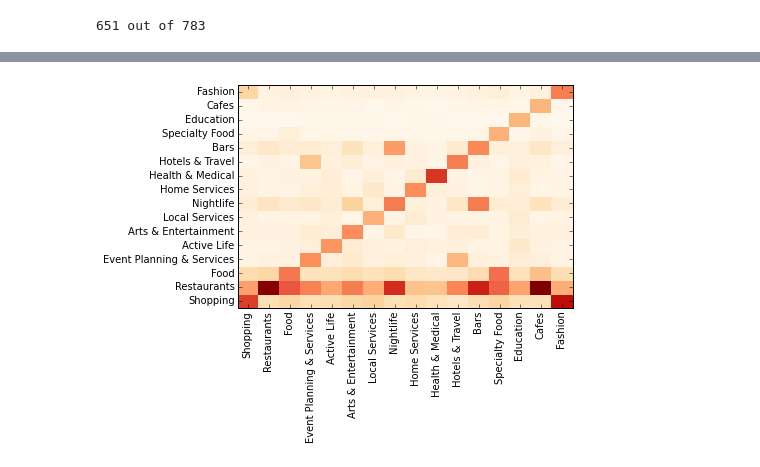
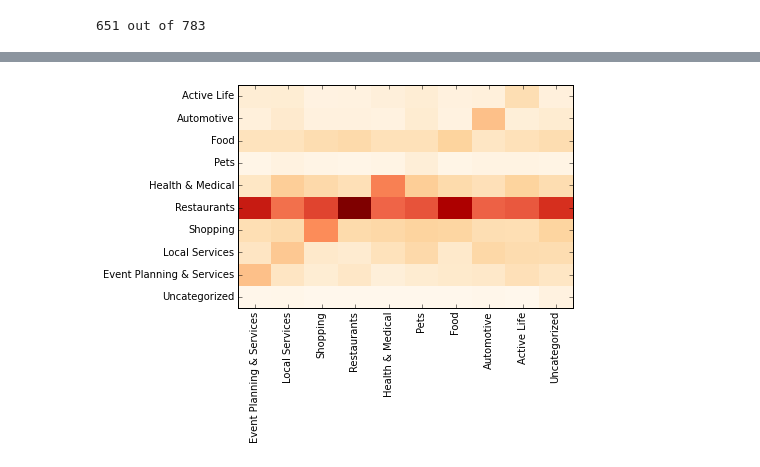
Before and after one commit to hermannsblum/disco_data_challenge, a Jupyter notebook: Distances.ipynb, the cells around one changed output, grey strips where cells are left out. Drawn from its saved outputs; the diff is of its cells as text; code cells hidden in the pictures.

Commit message:
access CellCollection data from outside the class

```diff
--- a/Distances.ipynb
+++ b/Distances.ipynb
@@ -11,5 +10,7 @@ emils = businesses[5:6]
+# %%
+(df, names) = supercats.add_supercats(businesses)
 # %%
-cells = distances_memcells.CellCollection(15, businesses)
+cells = distances.CellCollection(15, businesses)
 # %%
 neighbours = cells.get_neighbours(emils.squeeze())
 # %%
@@ -171,5 +153,5 @@ print("{} out of {}".format(len(not_mentioned), len(categories)))
 # %% [output]
 651 out of 783
 # %%
-df['Restaurants'].sort(ascending=False, inplace=False)
+cat_map['Restaurants'].sort(ascending=False, inplace=False)
 # %% [output]
@@ -222,0 +169,2 @@ df.loc[ten_categories]
+# %%
+cat_map.index = [names[x] for x in cat_map.index]
@@ -249,7 +222,10 @@ df.loc[ten_categories]
 # %%
-plt.pcolor(df.loc[ten_categories], cmap='OrRd')
-plt.yticks(np.arange(0.5, len(ten_categories), 1), ten_categories)
-plt.xticks(np.arange(0.5, len(ten_categories), 1), ten_categories, rotation='vertical')
+# Normiere nach Spalten
+norm_cat_map = cat_map
+norm_cat_map.apply(lambda row: row / np.sum(row))
+plt.pcolor(norm_cat_map, cmap='OrRd')
+plt.yticks(np.arange(0.5, len(names), 1), cat_map.index)
+plt.xticks(np.arange(0.5, len(names), 1), cat_map.columns.values, rotation='vertical')
 plt.show()
 # %% [output]
-[figure, old version]
+[figure, new version]
```
Also changed, not shown: parts of 10 cells of this notebook, 1 other file.
